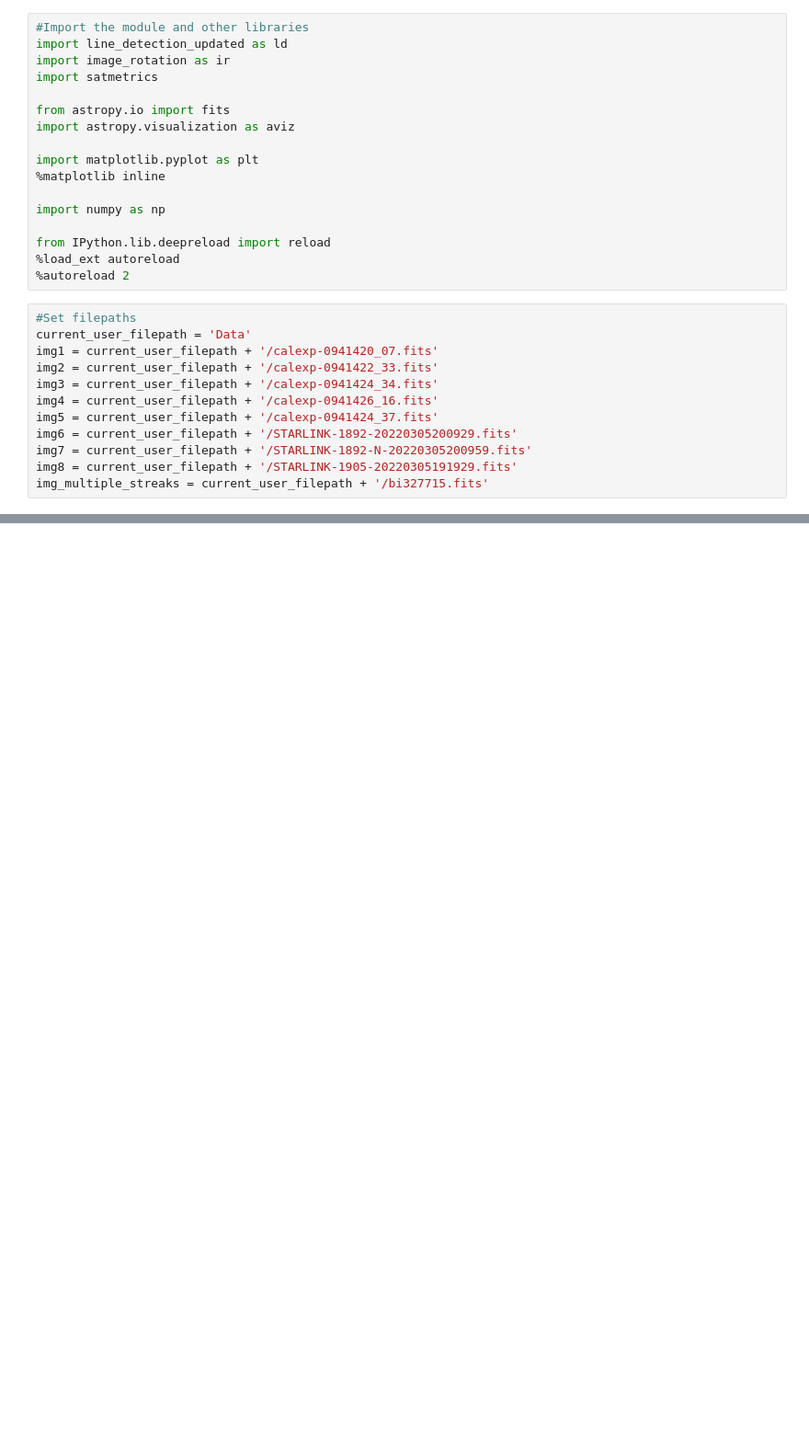
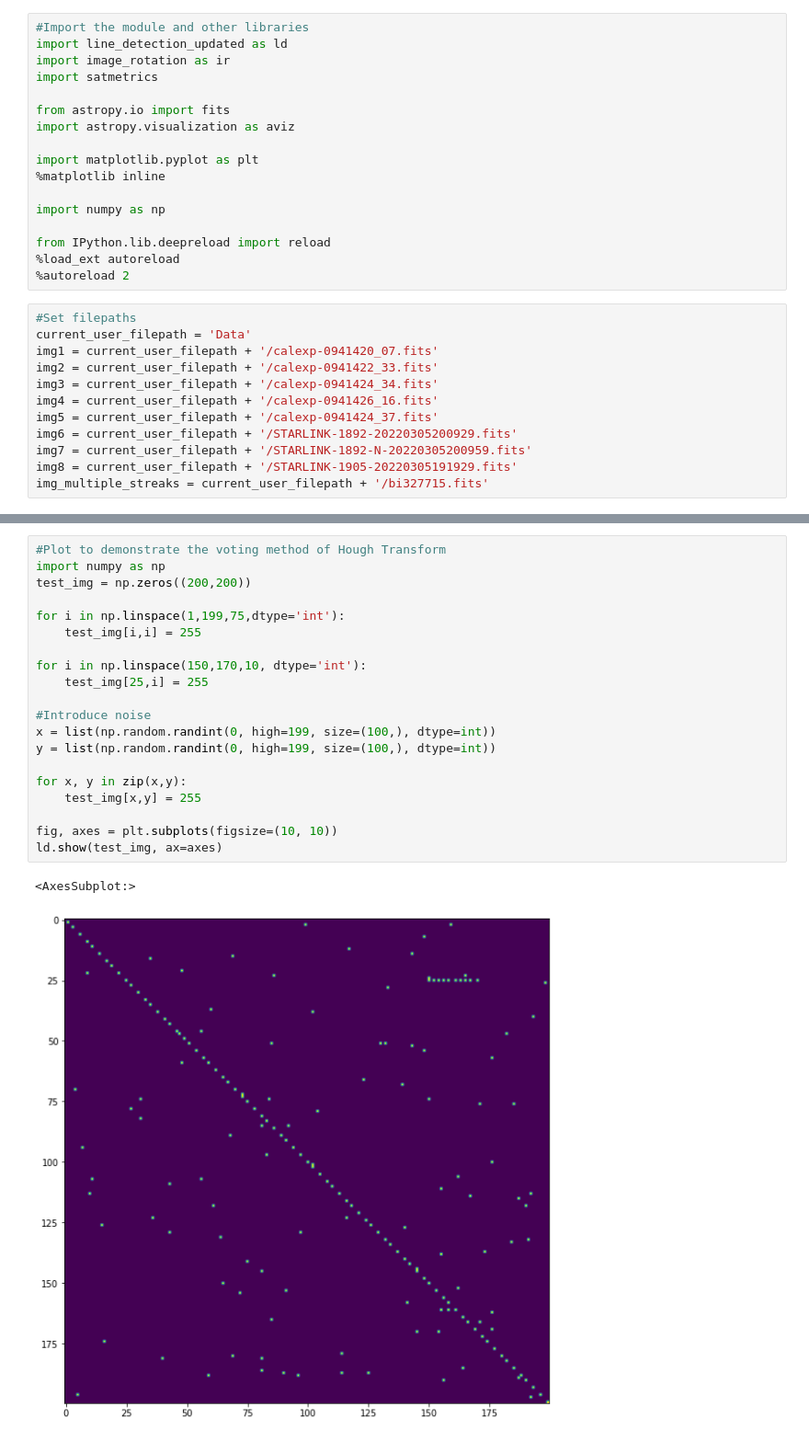
Before and after one commit to uwescience/satmetrics, a Jupyter notebook: presentation_plots.ipynb, the cells around one changed output, grey strips where cells are left out. Shown at 92% size. Cells and saved outputs as stored; diff of their text form; blank space fills up the shorter version.

```diff
--- a/presentation_plots.ipynb
+++ b/presentation_plots.ipynb
@@ -100,0 +85,23 @@ results_ht['Cartesian Coordinates']
+# %%
+#Plot to demonstrate the voting method of Hough Transform
+import numpy as np
+test_img = np.zeros((200,200))
+
+for i in np.linspace(1,199,75,dtype='int'):
+    test_img[i,i] = 255
+
+for i in np.linspace(150,170,10, dtype='int'):
+    test_img[25,i] = 255
+
+#Introduce noise
+x = list(np.random.randint(0, high=199, size=(100,), dtype=int))
+y = list(np.random.randint(0, high=199, size=(100,), dtype=int))
+
+for x, y in zip(x,y):
+    test_img[x,y] = 255
+
+fig, axes = plt.subplots(figsize=(10, 10))
+ld.show(test_img, ax=axes)
+# %% [output]
+<AxesSubplot:>
+[figure, added]
```
Also changed, not shown: parts of 7 cells of this notebook.
